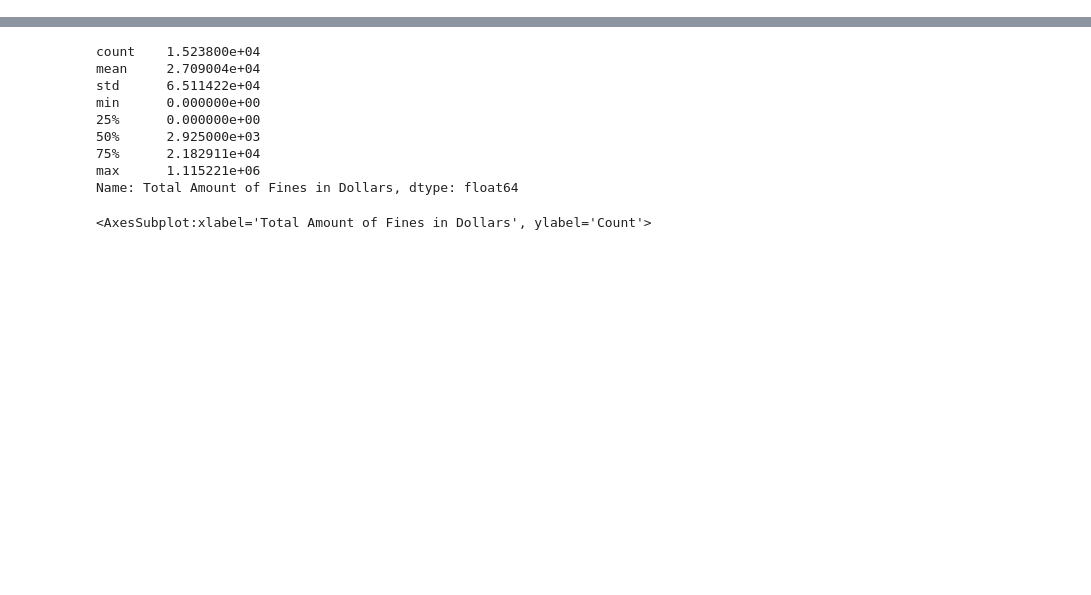
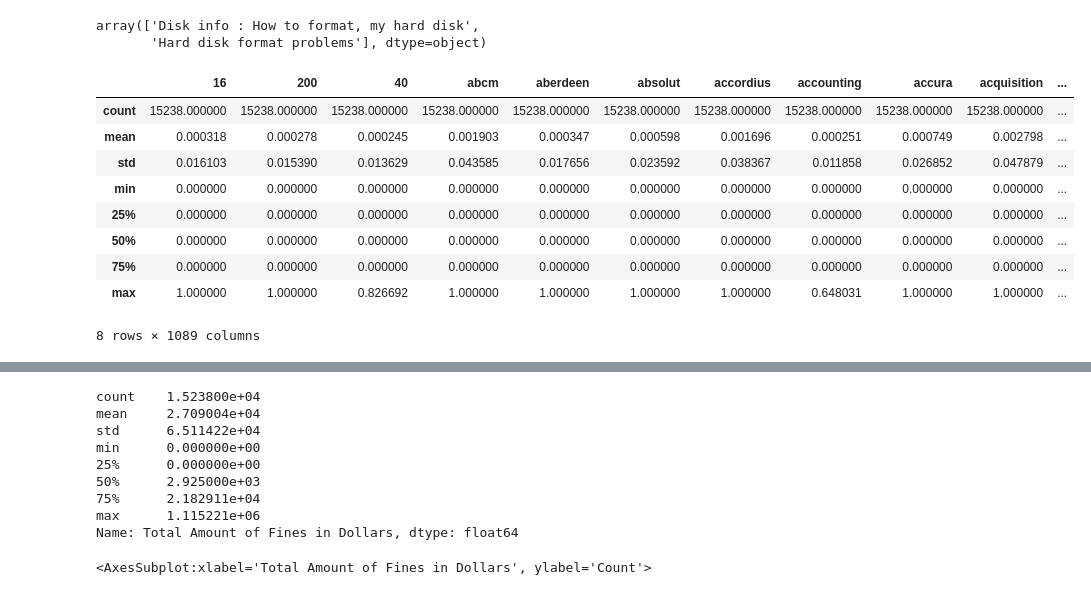
Before and after one commit to schledererj/cs6340-final-project, a Jupyter notebook: jim_sandbox.ipynb, the cells around one changed output, grey strips where cells are left out. Drawn from its saved outputs; the diff is of its cells as text; code cells hidden in the pictures; blank space fills up the shorter version.

```diff
--- a/jim_sandbox.ipynb
+++ b/jim_sandbox.ipynb
@@ -4,3 +1,31 @@ import seaborn as sns
+# %%
+import pandas as pd
+import seaborn as sns
+import numpy as np
+import matplotlib.pyplot as plt
+
+from sklearn.model_selection import train_test_split, cross_val_score, cross_val_predict
+from sklearn.pipeline import Pipeline
+from sklearn.metrics import mean_squared_error, make_scorer
+from sklearn.compose import ColumnTransformer
+from sklearn.preprocessing import StandardScaler, OneHotEncoder, FunctionTransformer, KBinsDiscretizer
+from sklearn.impute import SimpleImputer
+from sklearn.linear_model import ElasticNet
+from sklearn.ensemble import RandomForestRegressor, GradientBoostingRegressor
+from sklearn.feature_extraction.text import TfidfVectorizer, CountVectorizer
+
+pd.options.mode.chained_assignment = None
+pd.options.display.max_rows = 500
+pd.options.display.max_columns = 500
+pd.options.display.width = 1000
+
+# NOTE: This may not be necessary in future versions of scikit-learn, but it is
+#       necessary here to get the feature names out of the ColumnTransformer.
+#       All of the other transformers support this method.
+SimpleImputer.get_feature_names_out = (
+    lambda self, names=None: self.feature_names_in_
+)
+plt.style.use('seaborn-dark')
 # %%
 provider_info_df = pd.read_csv('NH_ProviderInfo_Jan2022.csv')
 provider_info_df.info()
@@ -44 +57,28 @@ Index(['Federal Provider Number', 'Provider Name', 'Provider Address',
       dtype='object')
+# %%
+content = [
+    'Disk info : How to format, my hard disk',
+    'Hard disk format problems'
+]
+content_df = pd.DataFrame(content, columns=['some_text'])
+content_df['some_text'].to_numpy()
+# %% [output]
+array(['Disk info : How to format, my hard disk',
+       'Hard disk format problems'], dtype=object)
+# %%
+vectorizer = TfidfVectorizer(min_df=5, max_df=100, stop_words='english')
+content_prepared = pd.DataFrame(
+    vectorizer.fit_transform(provider_info_df['Legal Business Name'].to_numpy()).toarray(),
+    columns=vectorizer.get_feature_names_out())
+content_prepared.describe()
+# %% [output]
+|  | 16 | 200 | 40 | abcm | aberdeen | absolut | accordius | accounting | accura | acquisition | ... |
+| count | 15238.000000 | 15238.000000 | 15238.000000 | 15238.000000 | 15238.000000 | 15238.000000 | 15238.000000 | 15238.000000 | 15238.000000 | 15238.000000 | ... |
+| mean | 0.000318 | 0.000278 | 0.000245 | 0.001903 | 0.000347 | 0.000598 | 0.001696 | 0.000251 | 0.000749 | 0.002798 | ... |
+| std | 0.016103 | 0.015390 | 0.013629 | 0.043585 | 0.017656 | 0.023592 | 0.038367 | 0.011858 | 0.026852 | 0.047879 | ... |
+| min | 0.000000 | 0.000000 | 0.000000 | 0.000000 | 0.000000 | 0.000000 | 0.000000 | 0.000000 | 0.000000 | 0.000000 | ... |
+| 25% | 0.000000 | 0.000000 | 0.000000 | 0.000000 | 0.000000 | 0.000000 | 0.000000 | 0.000000 | 0.000000 | 0.000000 | ... |
+| 50% | 0.000000 | 0.000000 | 0.000000 | 0.000000 | 0.000000 | 0.000000 | 0.000000 | 0.000000 | 0.000000 | 0.000000 | ... |
+| 75% | 0.000000 | 0.000000 | 0.000000 | 0.000000 | 0.000000 | 0.000000 | 0.000000 | 0.000000 | 0.000000 | 0.000000 | ... |
+| max | 1.000000 | 1.000000 | 0.826692 | 1.000000 | 1.000000 | 1.000000 | 1.000000 | 0.648031 | 1.000000 | 1.000000 | ... |
+8 rows × 1089 columns
```
Also changed, not shown: parts of 6 cells of this notebook, 1 other file.
